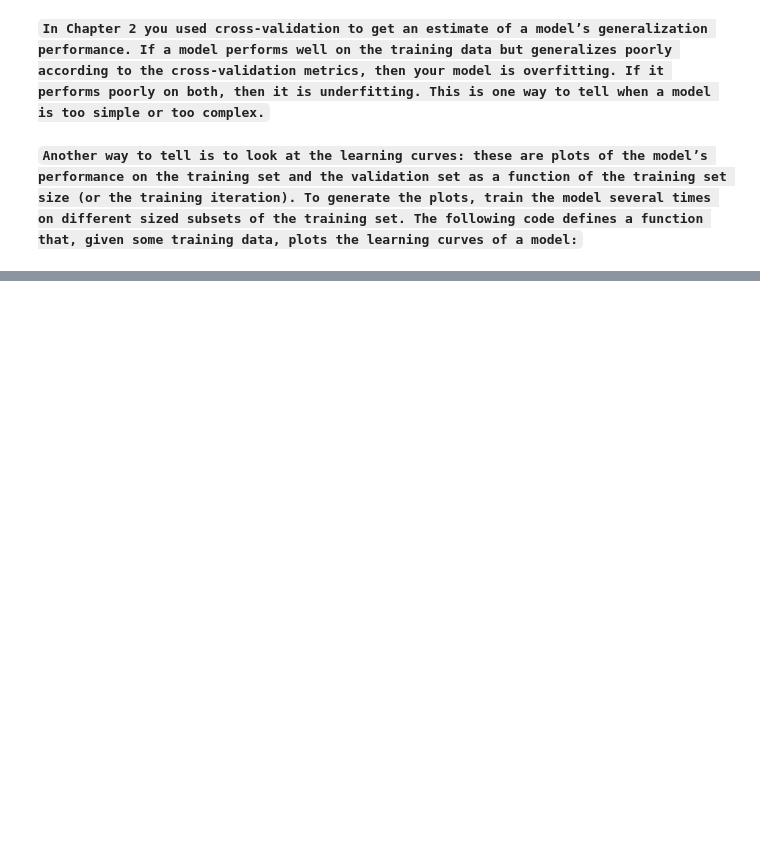
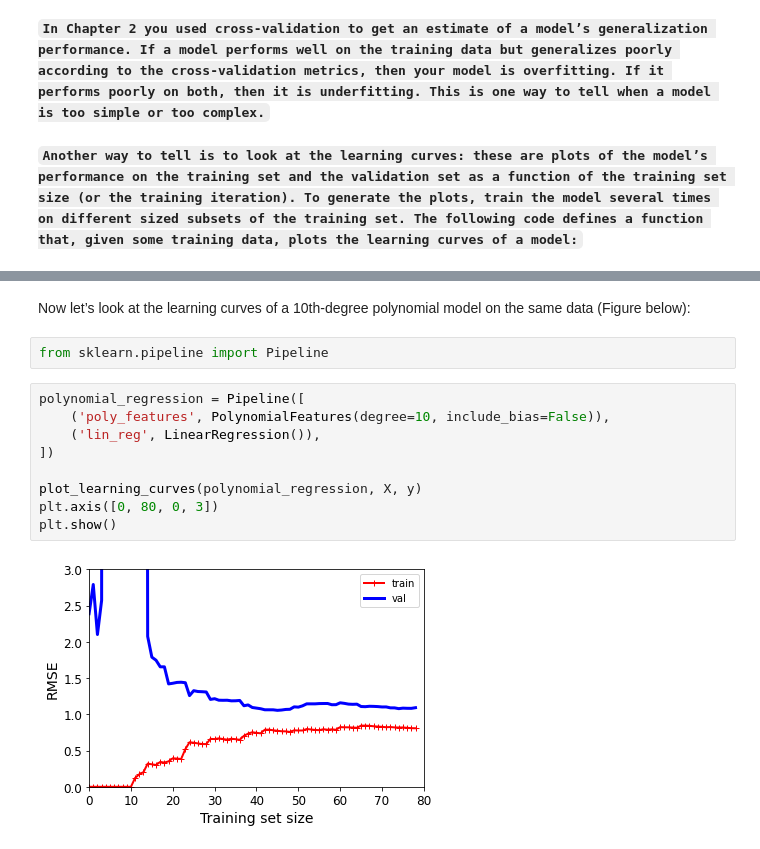
Before and after one commit to SachinGarg10/hands_on_ml_book_projects, a Jupyter notebook: ch4_training_models.ipynb, the cells around one changed output, grey strips where cells are left out. Drawn from its saved outputs; the diff is of its cells as text; blank space fills up the shorter version.

```diff
--- a/ch4_training_models.ipynb
+++ b/ch4_training_models.ipynb
@@ -656,0 +694,15 @@ This high-degree Polynomial Regression model is severely overfitting the trainin
+# %% [markdown]
+Now let’s look at the learning curves of a 10th-degree polynomial model on the same data (Figure below):
+# %%
+from sklearn.pipeline import Pipeline
+# %%
+polynomial_regression = Pipeline([
+    ('poly_features', PolynomialFeatures(degree=10, include_bias=False)),
+    ('lin_reg', LinearRegression()),
+])
+
+plot_learning_curves(polynomial_regression, X, y)
+plt.axis([0, 80, 0, 3])
+plt.show()
+# %% [output]
+[figure, added]
```
Also changed, not shown: parts of 13 cells of this notebook.
